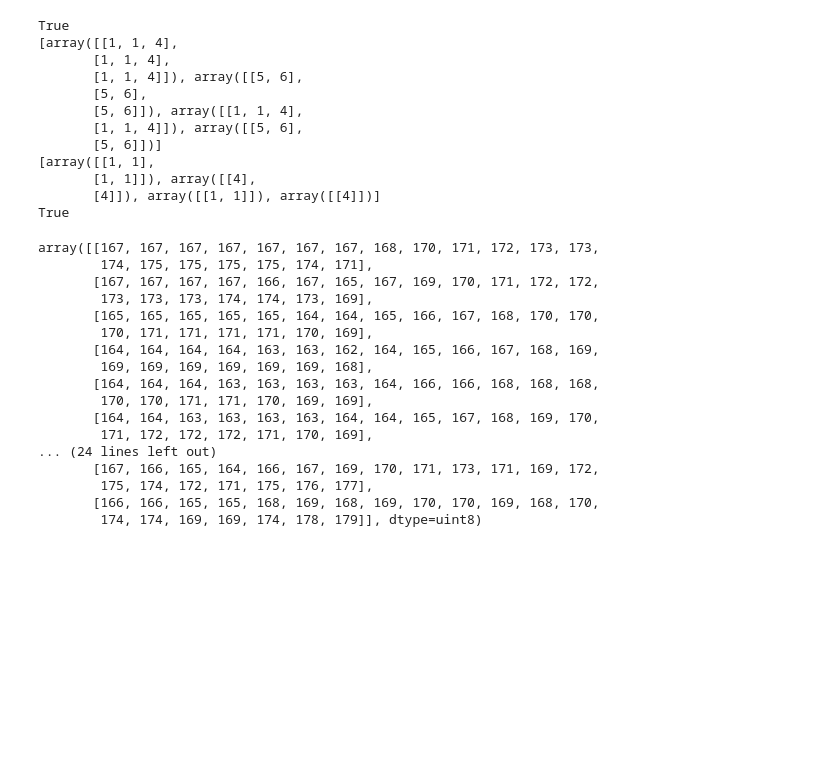
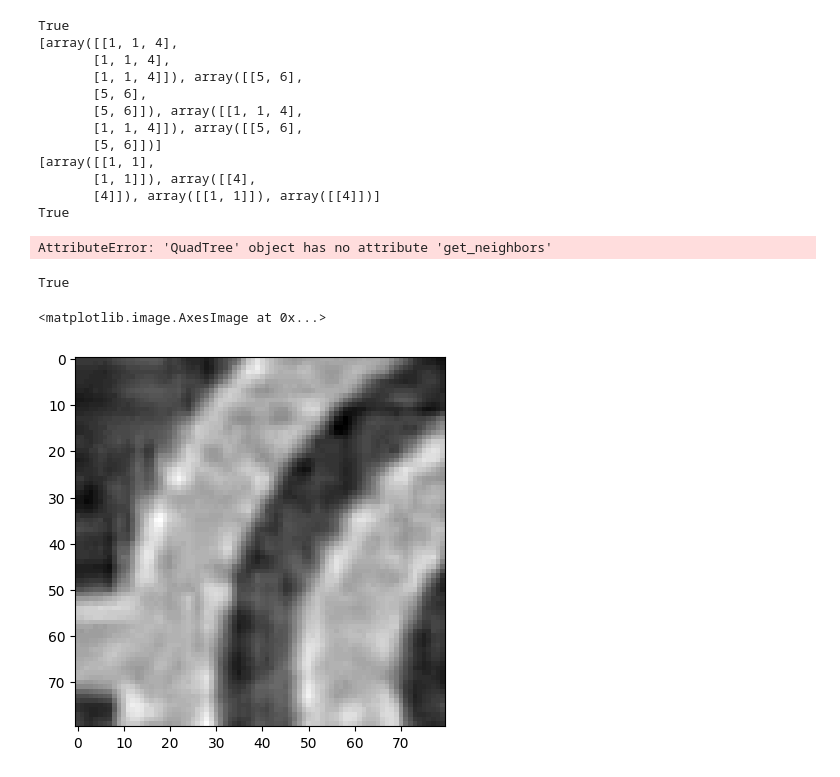
Before and after one commit to rodrigo-lopez-ag/project-split-and-merge, a Jupyter notebook: splitMerge.ipynb, the cells around one changed output. Saved outputs shown, nothing was run; the diff lists cells and outputs as text; code cells hidden in the pictures; blank space fills up the shorter version.

Commit message:
add visualization of homogeneous regions

```diff
--- a/splitMerge.ipynb
+++ b/splitMerge.ipynb
@@ -16,22 +32,9 @@ image.shape
 # %%
-def intensity_criteria(region):
-    """
-    Returns True if the standard deviation of the intensity values
-    within the region is below a threshold, indicating that the
-    region is homogeneous.
-    """
-    intensity_std = np.std(region)
-    threshold = 10  # Adjust this threshold to control the level of segmentation
-    return intensity_std < threshold
-
-def checkEquals(myList):
+# helper functions
+def is_divisible(region):
     """
     Returns True if the image can be divided further
     """
-    first = myList[0]
-    return all((x == first).all() for x in myList)
-
-def is_divisible(region):
     if region.shape == (1,0) or region.shape == (0,1):
         return False
     return region.shape != (1,1)
@@ -77,25 +80,3 @@ True
        [1, 1]]), array([[4],
        [4]]), array([[1, 1]]), array([[4]])]
 True
-# %%
-class QuadTree:
-    def __init__(self, image):
-        self.children = [None, None, None, None]
-        self.image_matrix = image
-        self.is_homogeneous = intensity_criteria(image)
-        self.region_area = (image.shape[0], image.shape[1])
-        self.is_leaf = True # TBD
-        self.split(image)
-
-    def merge(self):
-        pass
-
-    def split(self, image):
-        if is_divisible(image) and self.is_homogeneous == False:
-        # if not checkEquals(image) and self.is_homogeneous == False:
-            north_west, north_east, south_west, south_east = split4(image)
-            # print(north_west.shape)
-            self.children[0] = QuadTree(north_west)
-            self.children[1] = QuadTree(north_east)
-            self.children[2] = QuadTree(south_west)
-            self.children[3] = QuadTree(south_east)
@@ -102,22 +188,10 @@ class QuadTree:
 # %%
 quadtree = QuadTree(image)
+# %%
+quadtree.merge()
+# %% [output]
+AttributeError: 'QuadTree' object has no attribute 'get_neighbors'
 # %%
-quadtree.children[0].children[0].children[0].children[0].children[0].children[0].children[0].image_matrix
+quadtree.children[0].children[0].children[0].children[0].children[0].image_matrix
 # %% [output]
-array([[167, 167, 167, 167, 167, 167, 167, 168, 170, 171, 172, 173, 173,
-        174, 175, 175, 175, 175, 174, 171],
-       [167, 167, 167, 167, 166, 167, 165, 167, 169, 170, 171, 172, 172,
-        173, 173, 173, 174, 174, 173, 169],
-       [165, 165, 165, 165, 165, 164, 164, 165, 166, 167, 168, 170, 170,
-        170, 171, 171, 171, 171, 170, 169],
-       [164, 164, 164, 164, 163, 163, 162, 164, 165, 166, 167, 168, 169,
-        169, 169, 169, 169, 169, 169, 168],
-       [164, 164, 164, 163, 163, 163, 163, 164, 166, 166, 168, 168, 168,
-        170, 170, 171, 171, 170, 169, 169],
-       [164, 164, 163, 163, 163, 163, 164, 164, 165, 167, 168, 169, 170,
-        171, 172, 172, 172, 171, 170, 169],
-... (24 lines left out)
-       [167, 166, 165, 164, 166, 167, 169, 170, 171, 173, 171, 169, 172,
-        175, 174, 172, 171, 175, 176, 177],
-       [166, 166, 165, 165, 168, 169, 168, 169, 170, 170, 169, 168, 170,
-        174, 174, 169, 169, 174, 178, 179]], dtype=uint8)
+True
@@ -123,0 +204,7 @@ array([[167, 167, 167, 167, 167, 167, 167, 168, 170, 171, 172, 173, 173,
+# %%
+x = np.array(quadtree.children[0].children[0].children[0].children[0].children[0].image_matrix)
+# %%
+plt.imshow(x, cmap='gray')
+# %% [output]
+<matplotlib.image.AxesImage at 0x...>
+[figure, added]
```
Also changed, not shown: parts of 6 cells of this notebook, 2 other files.
